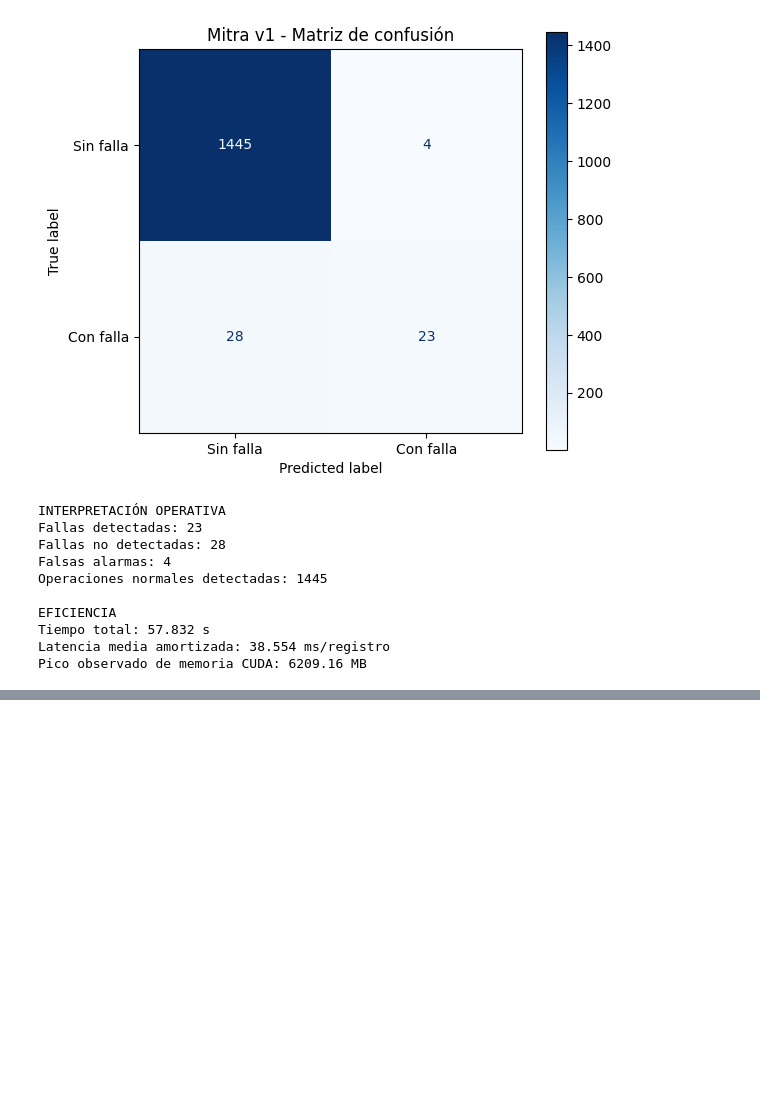
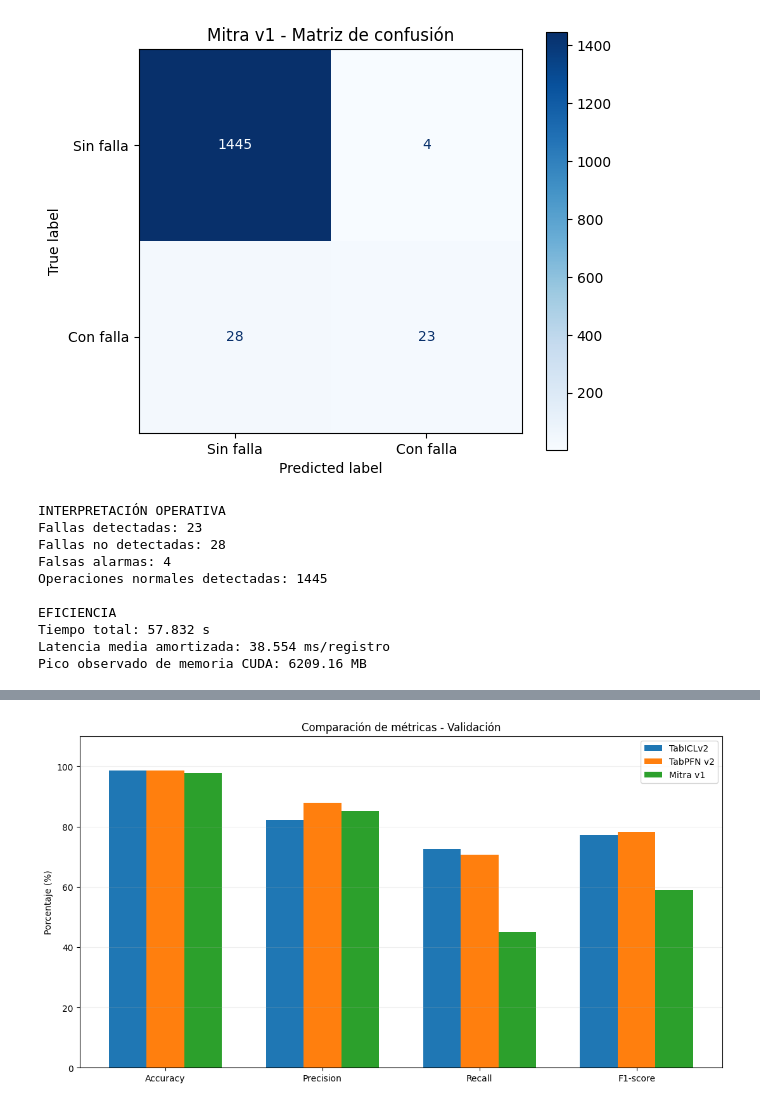
Before and after one commit to isaaccg88/PredictiveMaintenance-AI-Activity4, a Jupyter notebook: notebooks/PredictiveMaintenance_Actividad4.ipynb, the cells around one changed output, grey strips where cells are left out. Saved outputs shown, nothing was run; the diff lists cells and outputs as text; code cells hidden in the pictures; blank space fills up the shorter version.

Commit message:
Comparativa de Modelos, selección y justificación y elaboración del reporte de manera automatizada

```diff
--- a/notebooks/PredictiveMaintenance_Actividad4.ipynb
+++ b/notebooks/PredictiveMaintenance_Actividad4.ipynb
@@ -1532,0 +1572,97 @@ Pico observado de memoria CUDA: 6209.16 MB
+# %%
+# BLOQUE 12 - COMPARACIÓN GLOBAL DE LOS TRES MODELOS
+
+from pathlib import Path
+import numpy as np
+import pandas as pd
+import matplotlib.pyplot as plt
+
+# Preparar directorios de resultados
+BASE_DIR = Path("/content/pm_actividad4")
+RESULTS_DIR = BASE_DIR / "results"
+FIG_DIR = RESULTS_DIR / "figures"
+
+FIG_DIR.mkdir(parents=True, exist_ok=True)
+
+# Comprobar los tres modelos
+MODELOS = ["TabICLv2", "TabPFN v2", "Mitra v1"]
+
+assert set(MODELOS) == set(
+    resultados_validacion["Modelo"]
+), "Faltan resultados de algún modelo."
+
+# Ordenar resultados
+comparacion = (
+    resultados_validacion
+    .set_index("Modelo")
+    .loc[MODELOS]
+    .reset_index()
+)
+
+print("COMPARACIÓN GLOBAL - VALIDACIÓN")
+display(comparacion.round(4))
+
+# GRÁFICO 1: métricas predictivas
+metricas = ["Accuracy", "Precision", "Recall", "F1-score"]
+pos = np.arange(len(metricas))
+ancho = 0.24
+
+fig, ax = plt.subplots(figsize=(11, 6))
+
+for i, modelo in enumerate(MODELOS):
+    fila = comparacion.set_index("Modelo").loc[modelo]
+    valores = [fila[m] * 100 for m in metricas]
+
+    ax.bar(
+        pos + (i - 1) * ancho,
+        valores,
+        width=ancho,
+        label=modelo
+    )
+
+ax.set_xticks(pos)
+ax.set_xticklabels(metricas)
+ax.set_ylabel("Porcentaje (%)")
+ax.set_ylim(0, 110)
+ax.set_title("Comparación de métricas - Validación")
+ax.legend()
+ax.grid(axis="y", alpha=0.2)
+
+plt.tight_layout()
+plt.savefig(FIG_DIR / "01_metricas_validacion.png", dpi=180)
+plt.show()
+
+# GRÁFICO 2: latencia
+fig, ax = plt.subplots(figsize=(9, 5))
+
+ax.bar(
+    comparacion["Modelo"],
+    comparacion["Latencia ms/registro"]
+)
+
+ax.set_title("Latencia media por modelo")
+ax.set_ylabel("Milisegundos por registro")
+ax.grid(axis="y", alpha=0.2)
+
+plt.tight_layout()
+plt.savefig(FIG_DIR / "02_latencia_validacion.png", dpi=180)
+plt.show()
+
+# GRÁFICO 3: memoria GPU
+fig, ax = plt.subplots(figsize=(9, 5))
+
+ax.bar(
+    comparacion["Modelo"],
+    comparacion["Memoria GPU MB"]
+)
+
+ax.set_title("Pico observado de memoria GPU")
+ax.set_ylabel("Memoria GPU (MB)")
+ax.grid(axis="y", alpha=0.2)
+
+plt.tight_layout()
+plt.savefig(FIG_DIR / "03_memoria_validacion.png", dpi=180)
+plt.show()
+
+print("Gráficos guardados en:", FIG_DIR)
+# %% [output]
@@ -1532,0 +1674 @@ Pico observado de memoria CUDA: 6209.16 MB
+[figure, added]
```
Also changed, not shown: parts of 14 cells of this notebook.
